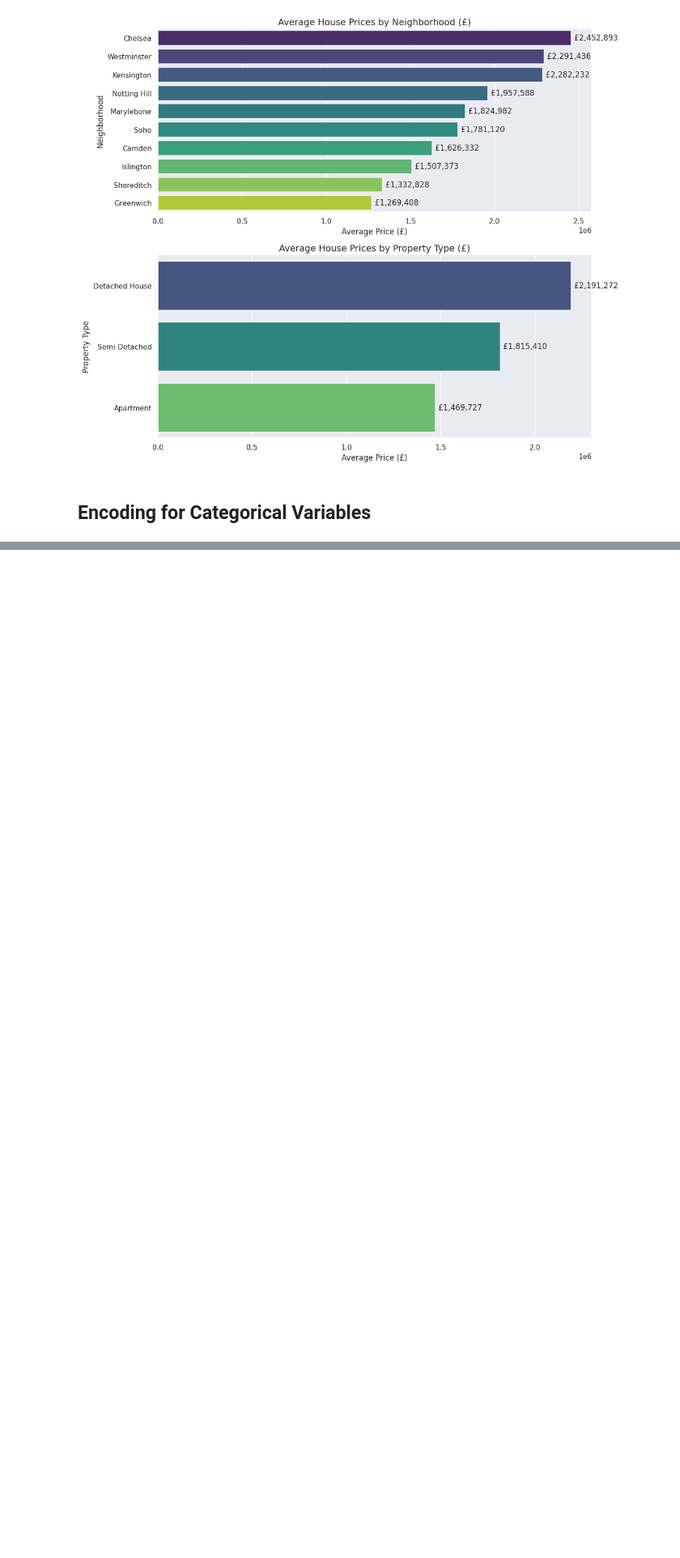
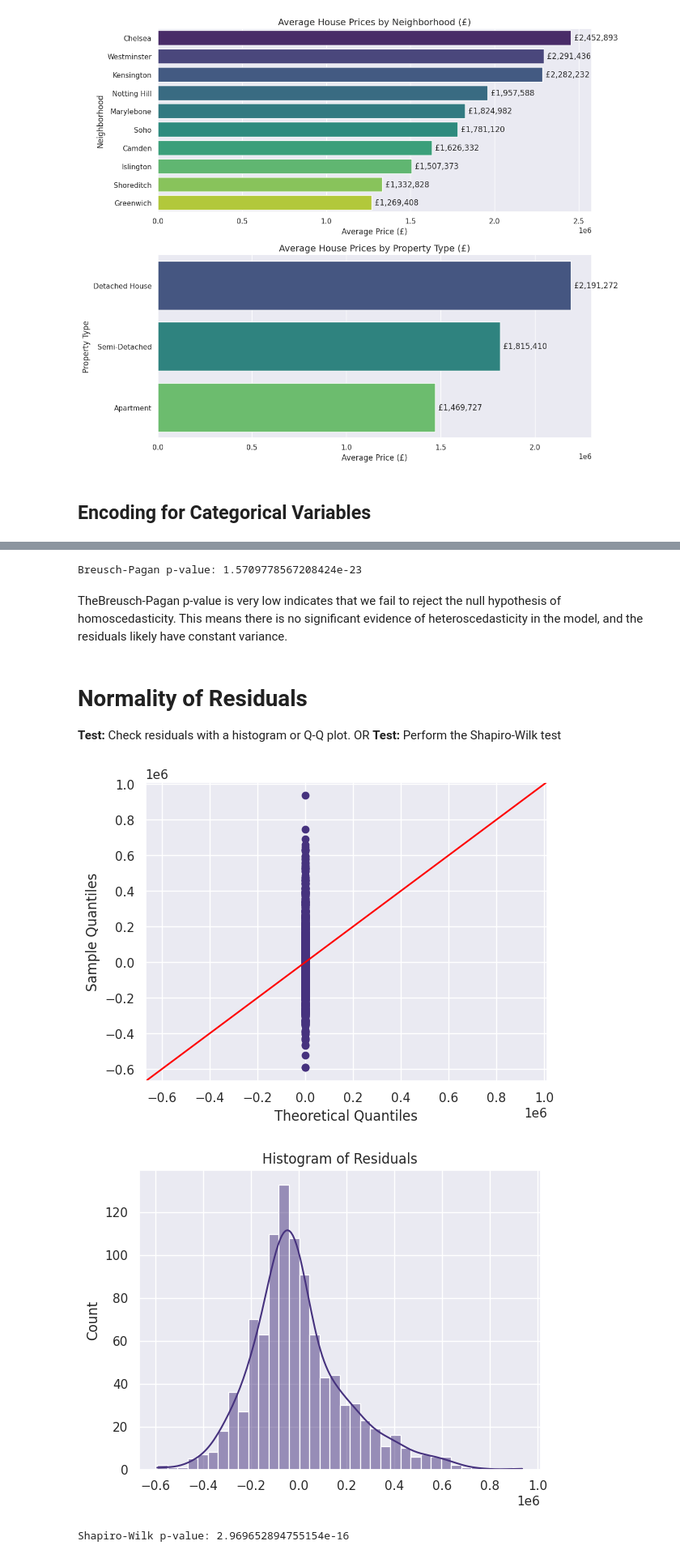
Before and after one commit to tass-ouaer/London_houses, a Jupyter notebook: Houses_London.ipynb, the cells around one changed output, grey strips where cells are left out. Shown at 81% size. Cells and saved outputs as stored; diff of their text form; code cells hidden in the pictures; blank space fills up the shorter version.

```diff
--- a/Houses_London.ipynb
+++ b/Houses_London.ipynb
@@ -375,0 +471,27 @@ df_encoded.head()
+# %%
+from statsmodels.stats.diagnostic import het_breuschpagan
+bp_test = het_breuschpagan(residuals, X)
+print("Breusch-Pagan p-value:", bp_test[1])
+# %% [output]
+Breusch-Pagan p-value: 1.5709778567208424e-23
+# %% [markdown]
+TheBreusch-Pagan p-value is very low indicates that we fail to reject the null hypothesis of homoscedasticity. This means there is no significant evidence of heteroscedasticity in the model, and the residuals likely have constant variance.
+# %% [markdown]
+# Normality of Residuals
+**Test:** Check residuals with a histogram or Q-Q plot.
+OR
+**Test:** Perform the Shapiro-Wilk test
+# %%
+sm.qqplot(residuals, line='45')
+plt.show()
+
+sns.histplot(residuals, kde=True)
+plt.title("Histogram of Residuals")
+plt.show()
+from scipy.stats import shapiro
+shapiro_test = shapiro(residuals)
+print("Shapiro-Wilk p-value:", shapiro_test.pvalue)
+# %% [output]
+[figure, added]
+[figure, added]
+Shapiro-Wilk p-value: 2.969652894755154e-16
```
Also changed, not shown: parts of 18 cells of this notebook.
